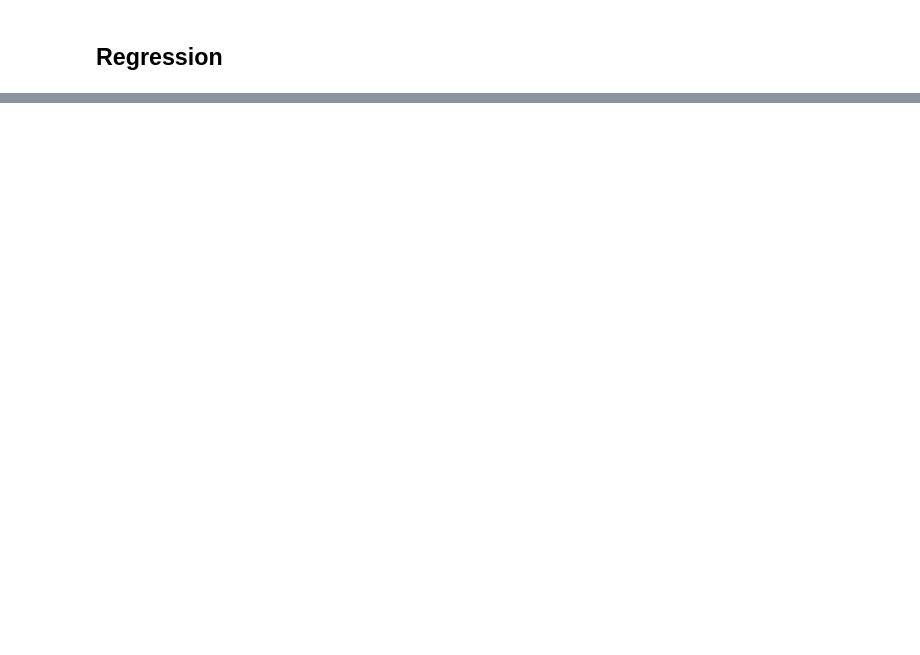
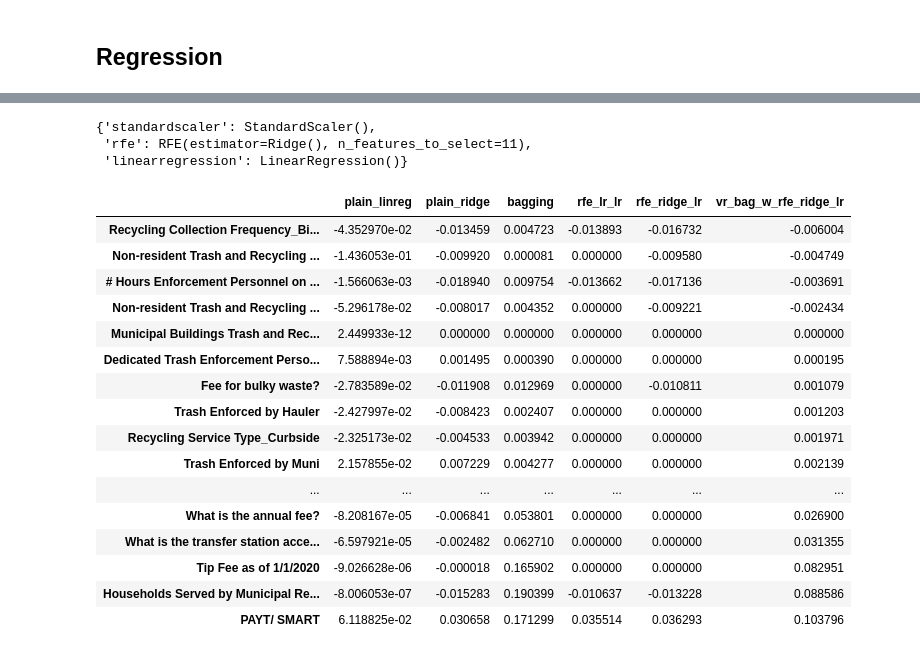
Before and after one commit to DGiulietti/RecycleEffectivenessMA, a Jupyter notebook: part3.ipynb, the cells around one changed output, grey strips where cells are left out. Saved outputs shown, nothing was run; the diff lists cells and outputs as text; code cells hidden in the pictures; blank space fills up the shorter version.

Commit message:
baseline models complete

```diff
--- a/part3.ipynb
+++ b/part3.ipynb
@@ -312,0 +860,6 @@ test_ohe
+# %%
+model8.named_steps
+# %% [output]
+{'standardscaler': StandardScaler(),
+ 'rfe': RFE(estimator=Ridge(), n_features_to_select=11),
+ 'linearregression': LinearRegression()}
@@ -312,0 +877,28 @@ test_ohe
+# %%
+model_coefs = model_coefs.merge(rfe_lr_lr_coefs,how = 'left',left_index=True,right_index=True)
+# %%
+model_coefs = model_coefs.merge(rfe_ridge_lr_coefs,how = 'left',left_index=True,right_index=True)
+# %%
+model_coefs = model_coefs.fillna(0)
+# %%
+model_coefs['vr_bag_w_rfe_ridge_lr'] = (model_coefs['bagging'] + model_coefs['rfe_ridge_lr']) / 2
+# %%
+model_coefs.sort_values(by='vr_bag_w_rfe_ridge_lr')
+# %% [output]
+|  | plain_linreg | plain_ridge | bagging | rfe_lr_lr | rfe_ridge_lr | vr_bag_w_rfe_ridge_lr |
+| Recycling Collection Frequency_Bi... | -4.352970e-02 | -0.013459 | 0.004723 | -0.013893 | -0.016732 | -0.006004 |
+| Non-resident Trash and Recycling ... | -1.436053e-01 | -0.009920 | 0.000081 | 0.000000 | -0.009580 | -0.004749 |
+| # Hours Enforcement Personnel on ... | -1.566063e-03 | -0.018940 | 0.009754 | -0.013662 | -0.017136 | -0.003691 |
+| Non-resident Trash and Recycling ... | -5.296178e-02 | -0.008017 | 0.004352 | 0.000000 | -0.009221 | -0.002434 |
+| Municipal Buildings Trash and Rec... | 2.449933e-12 | 0.000000 | 0.000000 | 0.000000 | 0.000000 | 0.000000 |
+| Dedicated Trash Enforcement Perso... | 7.588894e-03 | 0.001495 | 0.000390 | 0.000000 | 0.000000 | 0.000195 |
+| Fee for bulky waste? | -2.783589e-02 | -0.011908 | 0.012969 | 0.000000 | -0.010811 | 0.001079 |
+| Trash Enforced by Hauler | -2.427997e-02 | -0.008423 | 0.002407 | 0.000000 | 0.000000 | 0.001203 |
+| Recycling Service Type_Curbside | -2.325173e-02 | -0.004533 | 0.003942 | 0.000000 | 0.000000 | 0.001971 |
+| Trash Enforced by Muni | 2.157855e-02 | 0.007229 | 0.004277 | 0.000000 | 0.000000 | 0.002139 |
+| ... | ... | ... | ... | ... | ... | ... |
+| What is the annual fee? | -8.208167e-05 | -0.006841 | 0.053801 | 0.000000 | 0.000000 | 0.026900 |
+| What is the transfer station acce... | -6.597921e-05 | -0.002482 | 0.062710 | 0.000000 | 0.000000 | 0.031355 |
+| Tip Fee as of 1/1/2020 | -9.026628e-06 | -0.000018 | 0.165902 | 0.000000 | 0.000000 | 0.082951 |
+| Households Served by Municipal Re... | -8.006053e-07 | -0.015283 | 0.190399 | -0.010637 | -0.013228 | 0.088586 |
+| PAYT/ SMART | 6.118825e-02 | 0.030658 | 0.171299 | 0.035514 | 0.036293 | 0.103796 |
```
Also changed, not shown: parts of 107 cells of this notebook, 5 other files.
